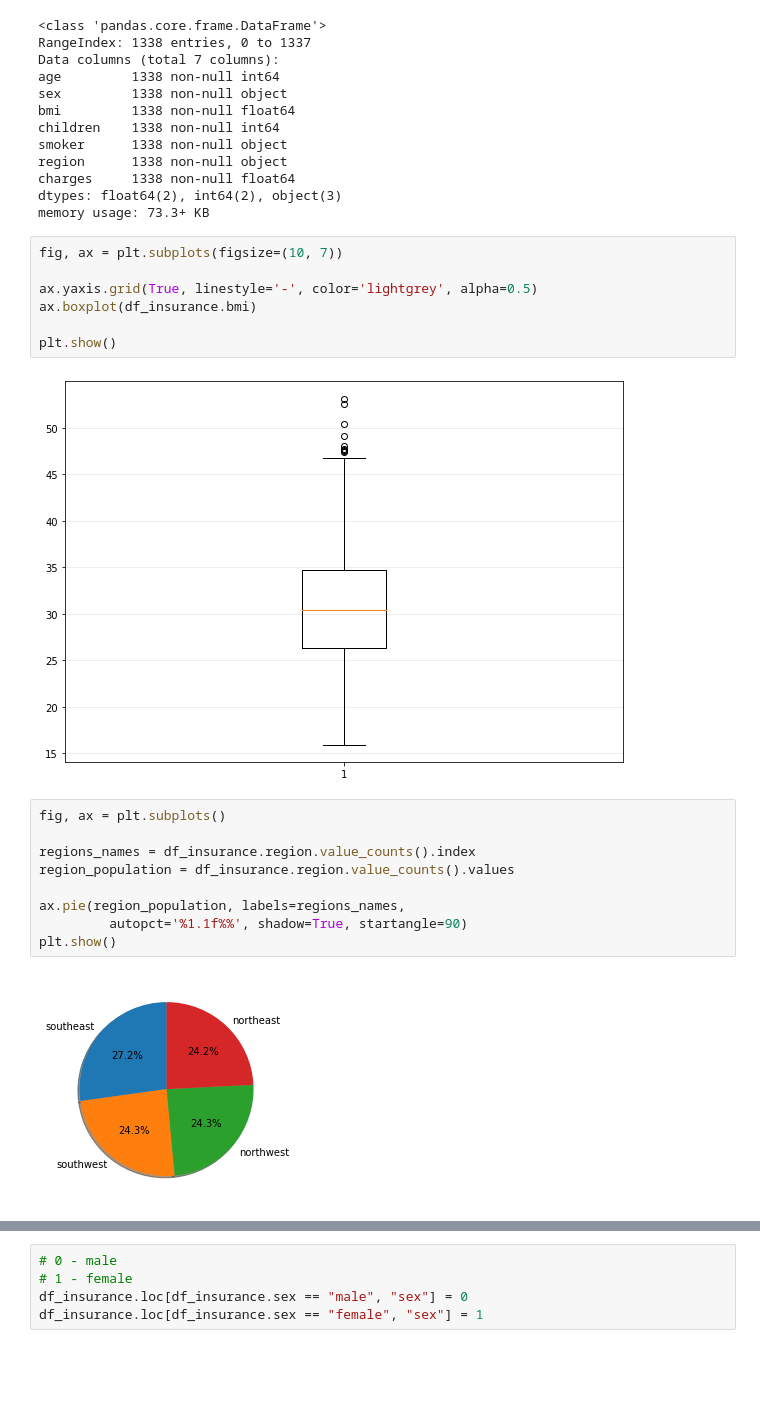
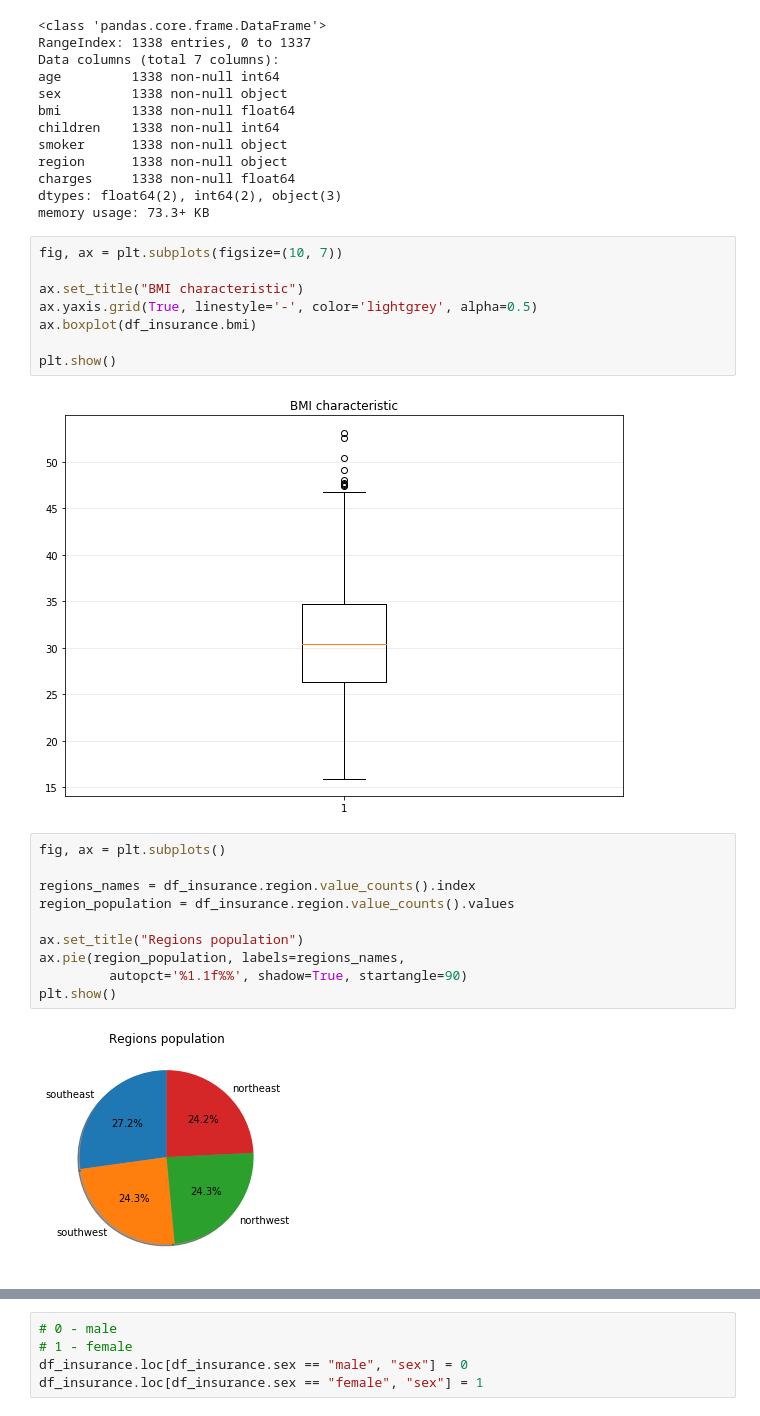
Before and after one commit to Abvbobko/eg_health_insurance, a Jupyter notebook: insurance.ipynb, the cells around one changed output, grey strips where cells are left out. Drawn from its saved outputs; the diff is of its cells as text; blank space fills up the shorter version.

Commit message:
Add visualization

```diff
--- a/insurance.ipynb
+++ b/insurance.ipynb
@@ -43,20 +43,22 @@ memory usage: 73.3+ KB
 # %%
 fig, ax = plt.subplots(figsize=(10, 7))
 
+ax.set_title("BMI characteristic")
 ax.yaxis.grid(True, linestyle='-', color='lightgrey', alpha=0.5)
 ax.boxplot(df_insurance.bmi)
 
 plt.show()
 # %% [output]
-[figure, old version]
+[figure, new version]
 # %%
 fig, ax = plt.subplots()
 
 regions_names = df_insurance.region.value_counts().index
 region_population = df_insurance.region.value_counts().values
 
+ax.set_title("Regions population")
 ax.pie(region_population, labels=regions_names,
          autopct='%1.1f%%', shadow=True, startangle=90)
 plt.show()
 # %% [output]
-[figure, old version]
+[figure, new version]
```
Also changed, not shown: parts of 6 cells of this notebook.
